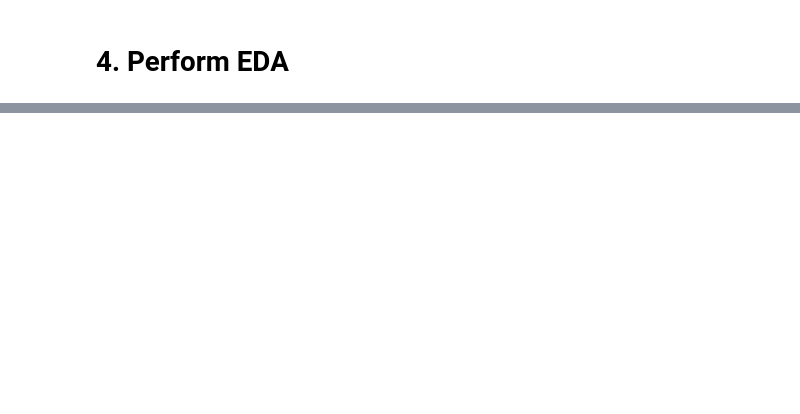
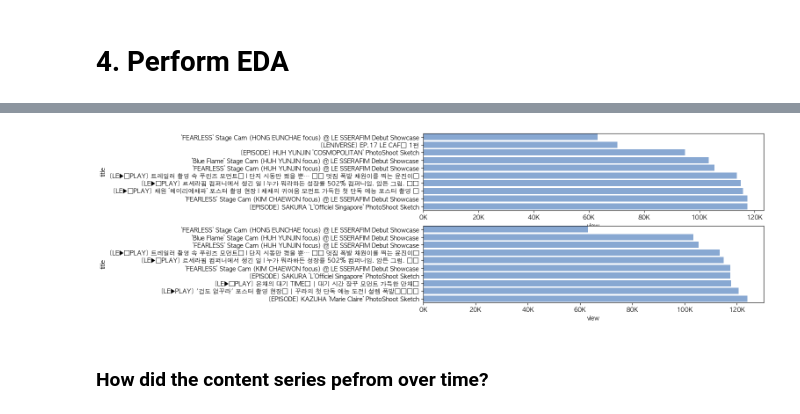
Before and after one commit to tomyeo88/lesserafim_YT_analysis, a Jupyter notebook: ls_ch_pjt.ipynb, the cells around one changed output, grey strips where cells are left out. Cells and saved outputs as stored; diff of their text form; code cells hidden in the pictures; blank space fills up the shorter version.

```diff
--- a/ls_ch_pjt.ipynb
+++ b/ls_ch_pjt.ipynb
@@ -547,0 +712,14 @@ comments.head()
+# %%
+top10_least_view_video = video_stat.query('video_format!="Shorts"').sort_values(by='view').head(10)
+top10_least_view_old_video = video_stat.query('video_format !="Shorts" and upload_date <= "2023-02-27"').sort_values(by='view').head(10)
+# %%
+f, ax = plt.subplots(2,1, figsize=(10, 5))
+sns.barplot(x= 'view', y= 'title', data= top10_least_view_video, color= '#7ca6de', ax=ax[0])
+sns.barplot(x= 'view', y= 'title', data= top10_least_view_old_video, color= '#7ca6de', ax=ax[1])
+
+ax[0].xaxis.set_major_formatter(formatter_k)
+ax[1].xaxis.set_major_formatter(formatter_k)
+# %% [output]
+[figure, added]
+# %% [markdown]
+### How did the content series pefrom over time?
```
Also changed, not shown: parts of 65 cells of this notebook, 1 other file.
